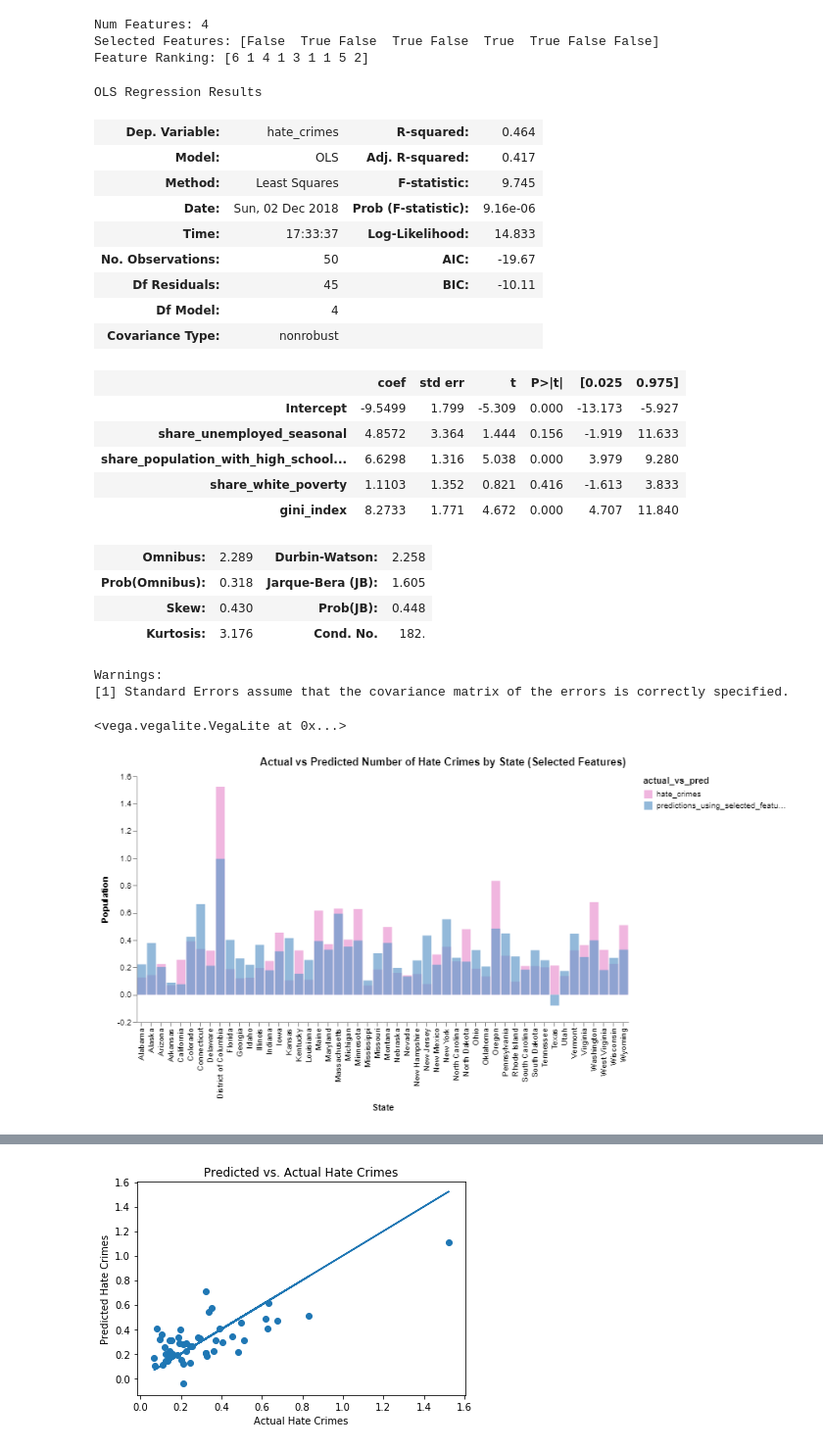
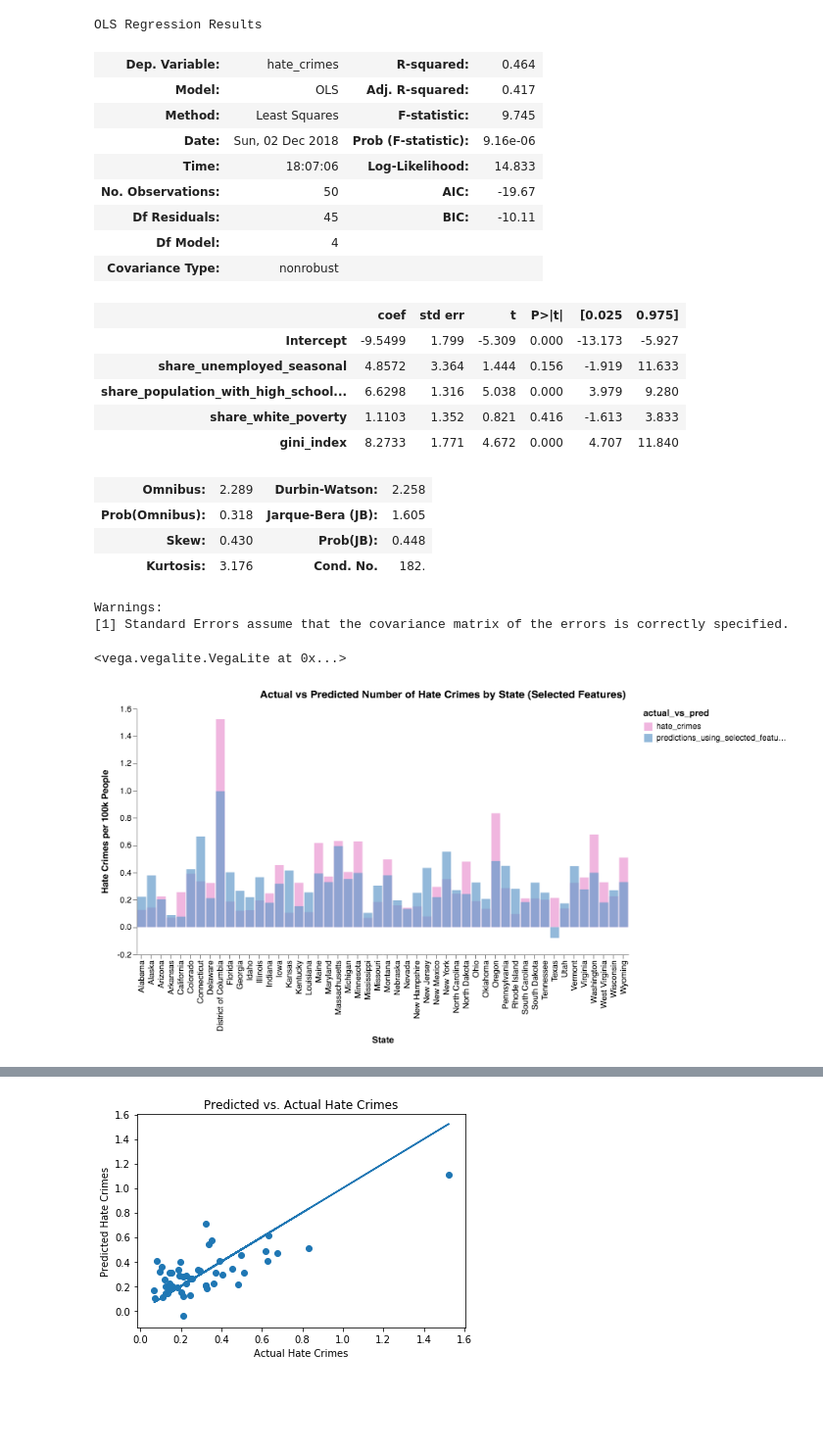
Before and after one commit to caseyahlan/hatecrimes-finalproject, a Jupyter notebook: statistical modeling.ipynb, the cells around one changed output, grey strips where cells are left out. Shown: that part at 98% size. Cells and saved outputs as stored; diff of their text form; code cells hidden in the pictures; blank space fills up the shorter version.

```diff
--- a/statistical modeling.ipynb
+++ b/statistical modeling.ipynb
@@ -23,9 +23,9 @@ model = LinearRegression()
 rfe = RFE(model)
 fit = rfe.fit(x, y)
 
-print("Num Features: %s" % (fit.n_features_))
-print("Selected Features: %s" % (fit.support_))
-print("Feature Ranking: %s" % (fit.ranking_))
+#print("Num Features: %s" % (fit.n_features_))
+#print("Selected Features: %s" % (fit.support_))
+#print("Feature Ranking: %s" % (fit.ranking_))
 #median_household_income, share_population_in_metro_areas, share_population_with_high_school_degree, share_non_white
 # linear regression: share_unemployed_seasonal, shared_population_with_high_school_degree, share_white_poverty, gini_index
 
@@ -34,15 +34,12 @@ columns = "+".join(['share_unemployed_seasonal', 'share_population_with_high_sch
 multi_model = smf.ols('hate_crimes ~' + (columns), data = no_HI).fit()
 multi_model.summary()
 # %% [output]
-Num Features: 4
-Selected Features: [False  True False  True False  True  True False False]
-Feature Ranking: [6 1 4 1 3 1 1 5 2]
+OLS Regression Results
-OLS Regression Results
 | Dep. Variable: | hate_crimes | R-squared: | 0.464 |
 | Model: | OLS | Adj. R-squared: | 0.417 |
 | Method: | Least Squares | F-statistic: | 9.745 |
 | Date: | Sun, 02 Dec 2018 | Prob (F-statistic): | 9.16e-06 |
-| Time: | 17:33:37 | Log-Likelihood: | 14.833 |
+| Time: | 18:07:06 | Log-Likelihood: | 14.833 |
 | No. Observations: | 50 | AIC: | -19.67 |
 | Df Residuals: | 45 | BIC: | -10.11 |
 | Df Model: | 4 |  |  |
@@ -57,38 +54,39 @@ OLS Regression Results
 | Prob(Omnibus): | 0.318 | Jarque-Bera (JB): | 1.605 |
 | Skew: | 0.430 | Prob(JB): | 0.448 |
 | Kurtosis: | 3.176 | Cond. No. | 182. |
-Warnings:
-[1] Standard Errors assume that the covariance matrix of the errors is correctly specified.
+Warnings:
+[1] Standard Errors assume that the covariance matrix of the errors is correctly specified.
 # %%
 no_HI['predictions_using_selected_features'] = multi_model.predict()
 pred_actual_melt = no_HI[['state', 'hate_crimes', 'predictions_using_selected_features']]
 pred_actual_melt = pred_actual_melt.melt('state', var_name='actual_vs_pred', value_name='value')
 
 #alt.Chart(pred_actual_melt).mark_bar(stroke='transparent').encode(
  #   alt.X('actual_vs_pred', scale=alt.Scale(rangeStep=12), axis=alt.Axis(title='')),
   #  alt.Y('value', axis=alt.Axis(title='population', grid=False)),
    # color=alt.Color('actual_vs_pred', scale=alt.Scale(range=["#EA98D2", "#659CCA"])),
     #column = 'state'
 #).configure_view(
  #   stroke='transparent'
 #).configure_axis(
 #    domainWidth=0.8
 #)
 
-alt.Chart(pred_actual_melt).mark_bar(opacity = 0.7).encode(
+selected_features_actual_preds = alt.Chart(pred_actual_melt).mark_bar(opacity = 0.7).encode(
     alt.X('state', scale=alt.Scale(rangeStep=12), axis=alt.Axis(title='State')),
-    alt.Y('value', axis=alt.Axis(title='Population', grid=False), stack = None),
+    alt.Y('value', axis=alt.Axis(title='Hate Crimes per 100k People', grid=False), stack = None),
     color=alt.Color('actual_vs_pred', scale=alt.Scale(range=["#EA98D2", "#659CCA"])),
 ).configure_view(
     stroke='transparent'
 ).configure_axis(
     domainWidth=0.8
 ).properties (
     title = 'Actual vs Predicted Number of Hate Crimes by State (Selected Features)'
 )
+selected_features_actual_preds
 # %% [output]
 <vega.vegalite.VegaLite at 0x...>
-[figure, old version]
+[figure, new version]
 # %%
 # Modeling with all features
 multi_model_all = smf.ols('hate_crimes ~ median_household_income + share_unemployed_seasonal + share_population_in_metro_areas + share_population_with_high_school_degree + share_non_citizen + share_white_poverty + gini_index + share_non_white + share_voters_voted_trump', data = no_HI).fit()
```
Also changed, not shown: parts of 5 cells of this notebook, 2 other files.
